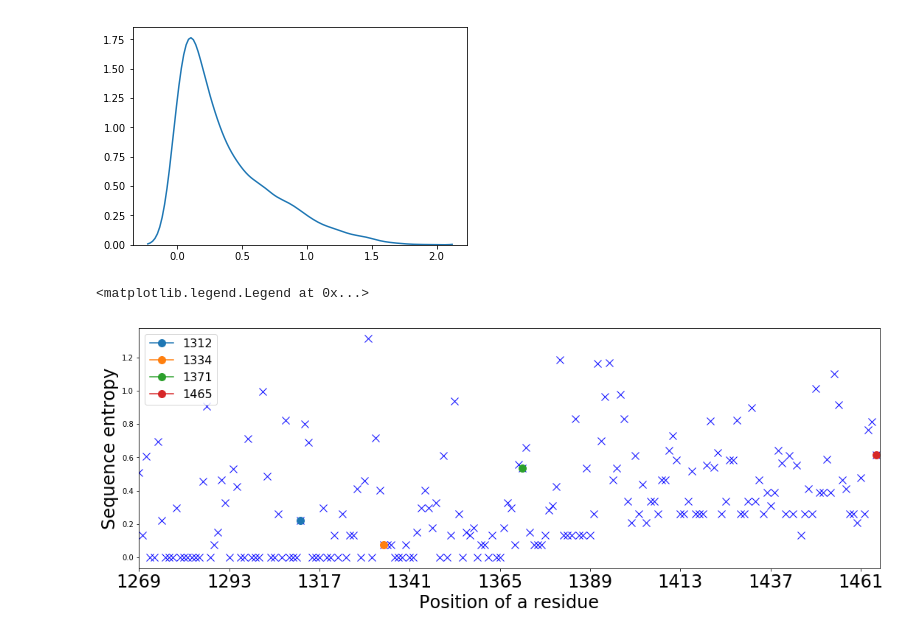
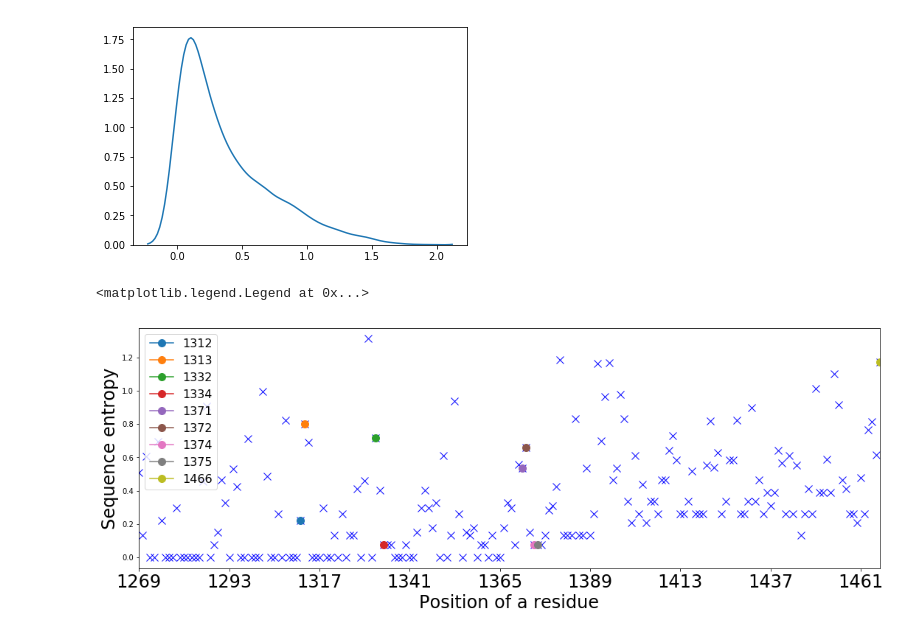
Before and after one commit to artemkondyukov/catch_bonds, a Jupyter notebook: notebooks/Sequence Entropy.ipynb, the cells around one changed output. Saved outputs shown, nothing was run; the diff lists cells and outputs as text; code cells hidden in the pictures.

```diff
--- a/notebooks/Sequence Entropy.ipynb
+++ b/notebooks/Sequence Entropy.ipynb
@@ -84,25 +84,25 @@ human_indices = np.where(np.array([(0 if c == "-" else 1) for c in seq_dict["VWF
 # %%
 fig = plt.figure(figsize=(18, 6))
 START = 1269
 FINISH = 1269 + 198 - 1
 ax = fig.add_subplot(1, 1, 1)
 ax.set_xlabel("Position of a residue", fontdict={"size": 24})
 ax.set_ylabel("Sequence entropy", fontdict={"size": 24})
 ax.set_xlim(START, FINISH)
 ax.set_xticks(np.arange(START, FINISH, (FINISH - START) // 8))
 ax.set_xticklabels(np.arange(START, FINISH, (FINISH - START) // 8), fontdict={"size": 24})
-md_indices = np.array([1312, 1334, 1371, 1465])
-plt.plot(np.arange(START, FINISH),
-         entropy[human_indices][START-1:FINISH-1],
+md_indices = np.array([1312, 1313, 1332, 1334, 1371, 1372, 1374, 1375, 1466])
+plt.plot(np.arange(START, FINISH+1),
+         entropy[human_indices][START-1:FINISH],
          "bx",
          markersize=10)
 for md_idx in md_indices:
     plt.plot(md_idx,
              entropy[human_indices][md_idx - 1],
              marker="o",
              markersize=10,
              label=md_idx)
 plt.legend(fontsize=16)
 # %% [output]
 <matplotlib.legend.Legend at 0x...>
-[figure, old version]
+[figure, new version]
```
Also changed, not shown: 1 other file.
